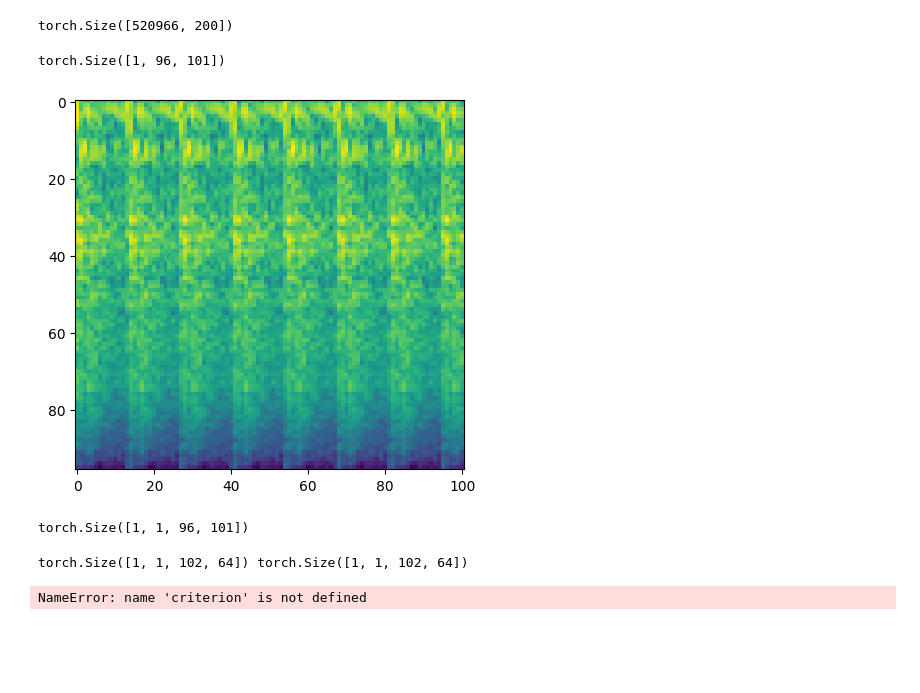
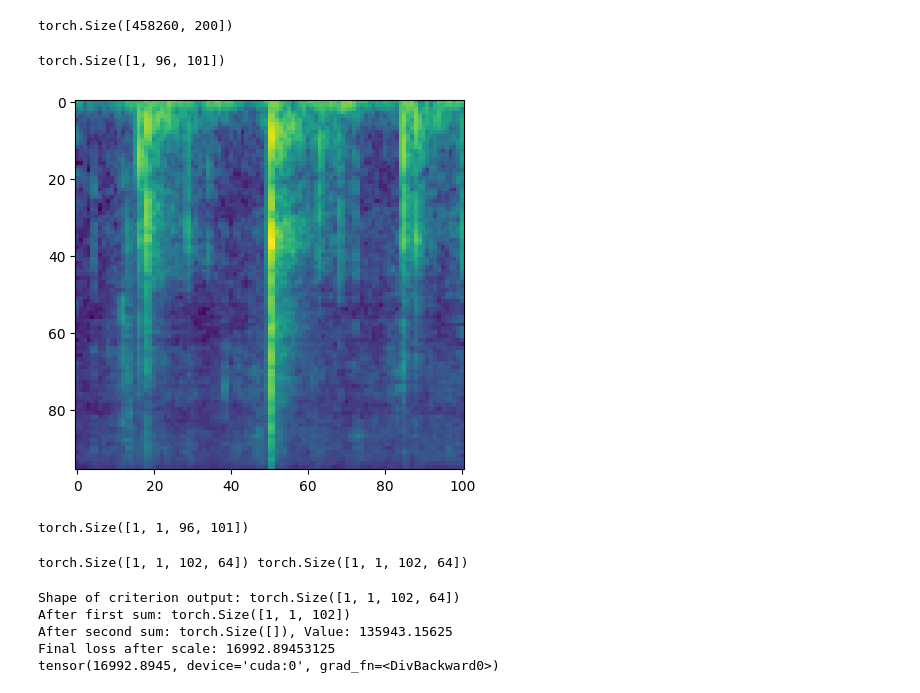
Before and after one commit to valcorrea/VIT_FSD50K, a Jupyter notebook: Demo.ipynb, the cells around one changed output. Drawn from its saved outputs; the diff is of its cells as text; code cells hidden in the pictures; blank space fills up the shorter version.

```diff
--- a/Demo.ipynb
+++ b/Demo.ipynb
@@ -11,28 +12,30 @@ audio_config = {'feature': 'melspectrogram',
                 # normalize:
                 'sample_rate': 22050,
                 'min_duration': 1}
-manifest_path = r"C:\Users\vismi\Documents\datasets\FSD50K\manifests\tr.csv"
-labels_map = r"C:\Users\vismi\Documents\datasets\FSD50K\manifests\lbl_map.json"
+manifest_path = r"C:\Users\vismi\Documents\University\datasets\FSD50K\manifests\tr.csv" # Change this to your local path
+labels_map = r"C:\Users\vismi\Documents\University\datasets\FSD50K\manifests\lbl_map.json" # Change this to your local path
 # %%
 # Make the dataset and dataloader
 dataset = SpectrogramDataset(manifest_path, labels_map, audio_config)
 dataloader = torch.utils.data.DataLoader(dataset, batch_size=1, shuffle=True)
+device = torch.device('cuda') if torch.cuda.is_available() else torch.device('cpu')
 # %% [output]
-torch.Size([520966, 200])
+torch.Size([458260, 200])
 # %%
 # Plot a random element of the dataset
 spectrogram, target = next(iter(dataloader))
 print(spectrogram.shape)
 plt.imshow(spectrogram[0])
 plt.show()
 
 # Add the channels dimension which is missing and usually expected from vision transformers
 input = spectrogram.expand(1, -1, -1, -1) # Create an extra empty dimension
 input.permute(1, 0, 2, 3) # Permute so we have Batch - Channel - Width - Height
+input = input.to(device)
 print(input.shape)
 # %% [output]
 torch.Size([1, 96, 101])
-[figure, old version]
+[figure, new version]
 torch.Size([1, 1, 96, 101])
 # %%
 from src.models.KWT import KWT
@@ -78,10 +83,22 @@ x, y = transformer(input, input)
 print(x.shape, y.shape)
 # %% [output]
 torch.Size([1, 1, 102, 64]) torch.Size([1, 1, 102, 64])
-# %%
-import math
-# The loss is calculated between the two latent states
-scale = math.sqrt(y.size(dim=-1))
-loss = criterion(predictions.float(), targets.float()).sum(dim=-1).sum().div(scale)
-# %% [output]
-NameError: name 'criterion' is not defined
+# %%
+import math
+# The loss is calculated between the two latent states
+scale = math.sqrt(y.size(dim=-1))
+criterion = nn.MSELoss(reduction="none")
+
+print(f'Shape of criterion output: {criterion(x.float(), y.float()).shape}')
+print(f'After first sum: {criterion(x.float(), y.float()).sum(dim=-1).shape}')
+print(f'After second sum: {criterion(x.float(), y.float()).sum(dim=-1).sum().shape}, Value: {criterion(x.float(), y.float()).sum(dim=-1).sum()}')
+loss = criterion(x.float(), y.float()).sum(dim=-1).sum().div(scale)
+print(f'Final loss after scale: {loss}')
+loss.backward()
+print(loss)
+# %% [output]
+Shape of criterion output: torch.Size([1, 1, 102, 64])
+After first sum: torch.Size([1, 1, 102])
+After second sum: torch.Size([]), Value: 135943.15625
+Final loss after scale: 16992.89453125
+tensor(16992.8945, device='cuda:0', grad_fn=<DivBackward0>)
```
Also changed, not shown: parts of 4 cells of this notebook.
